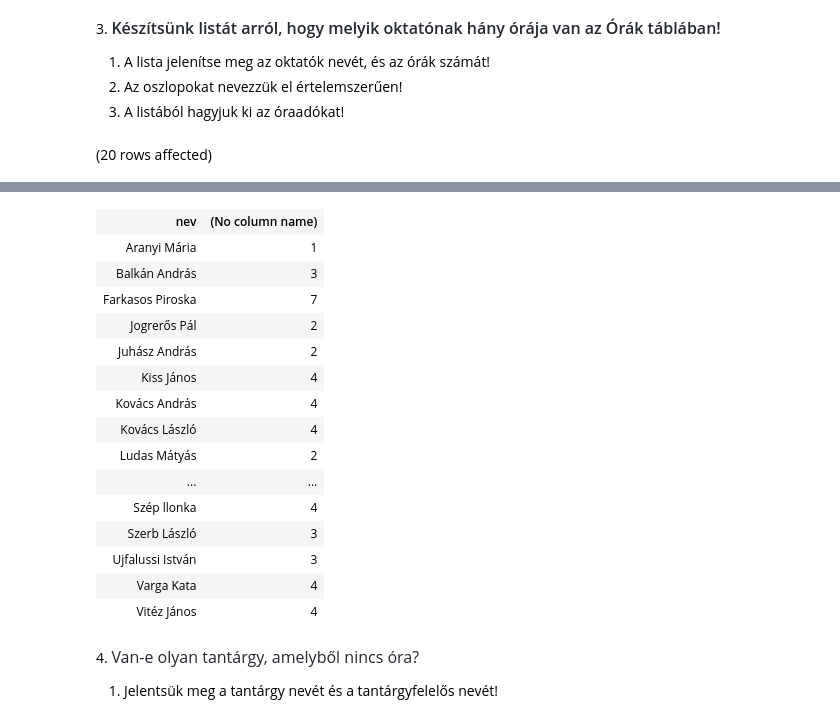
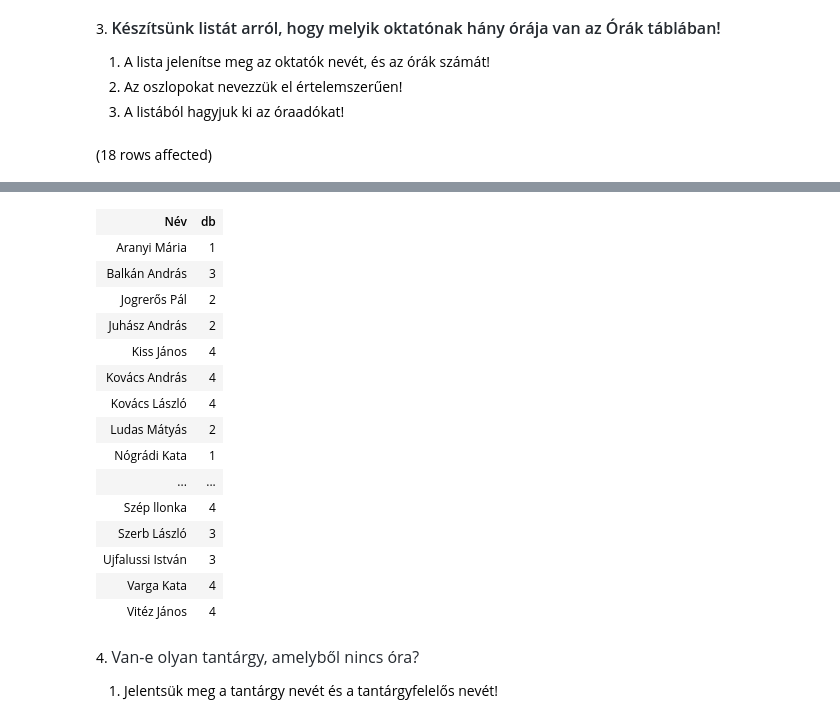
Before and after one commit to majavalami/AdatbG01, a Jupyter notebook: gyakorlat03_feladatok.ipynb, the cells around one changed output, grey strips where cells are left out. Cells and saved outputs as stored; diff of their text form; code cells hidden in the pictures.

```diff
--- a/gyakorlat03_feladatok.ipynb
+++ b/gyakorlat03_feladatok.ipynb
@@ -60,11 +61,10 @@ Total execution time: 00:00:00.208
 # %%
 SELECT okt.nev AS 'Név',
        COUNT(o.ora_id) AS 'db'
-FROM Orak o JOIN Oktatok okt ON o.tanar = okt.oktato_id
+FROM Oktatok okt JOIN Orak o ON okt.oktato_id = o.tanar
+                 JOIN statusok s ON okt.status = s.Skod
+WHERE s.Status <> 'Óraadó'
+--WHERE s.Status IN ('Főállású', 'Félállású')
 GROUP BY okt.nev
-
-EXCEPT
-SELECT
-FROM
 # %% [output]
-(20 rows affected)
+(18 rows affected)
@@ -72,13 +72,13 @@ Total execution time: 00:00:00.140
-| nev | (No column name) |
+| Név | db |
 | Aranyi Mária | 1 |
 | Balkán András | 3 |
-| Farkasos Piroska | 7 |
 | Jogrerős Pál | 2 |
 | Juhász András | 2 |
 | Kiss János | 4 |
 | Kovács András | 4 |
 | Kovács László | 4 |
 | Ludas Mátyás | 2 |
+| Nógrádi Kata | 1 |
 | ... | ... |
 | Szép llonka | 4 |
 | Szerb László | 3 |
```
Also changed, not shown: parts of 7 cells of this notebook.
